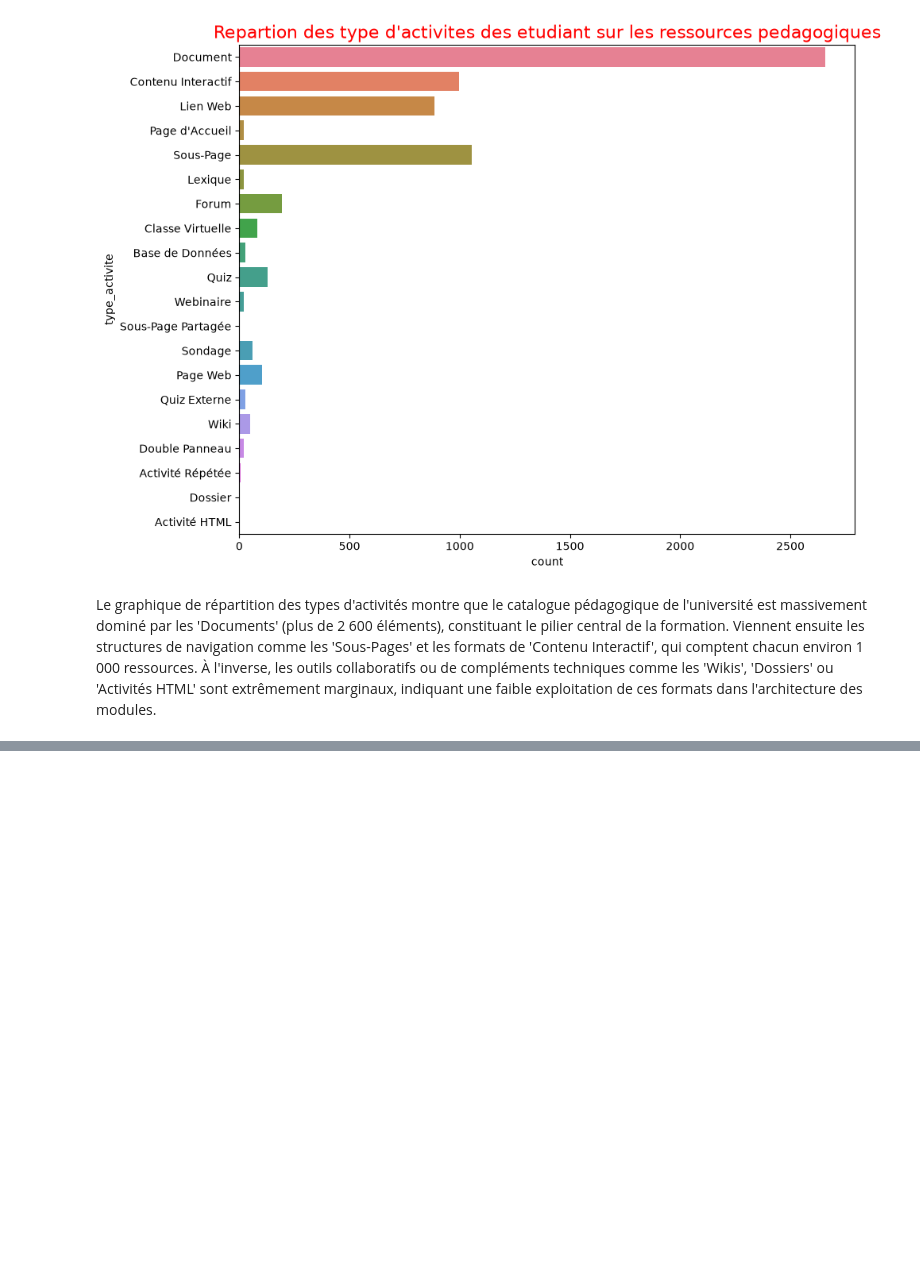
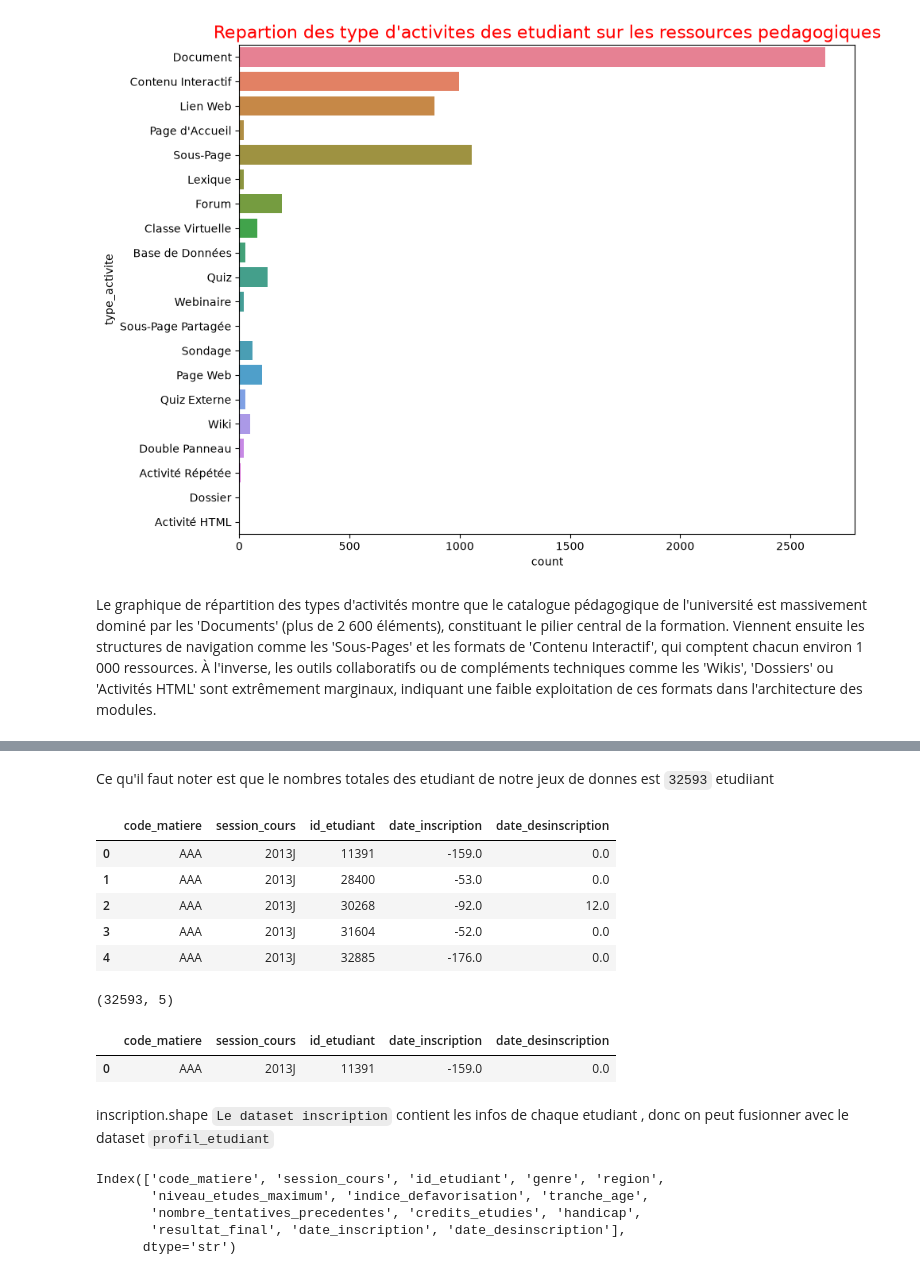
Before and after one commit to SAKPANI/Student-Success-Analytics, a Jupyter notebook: Student-Success-Analytics.ipynb, the cells around one changed output, grey strips where cells are left out. Saved outputs shown, nothing was run; the diff lists cells and outputs as text; code cells hidden in the pictures; blank space fills up the shorter version.

```diff
--- a/Student-Success-Analytics.ipynb
+++ b/Student-Success-Analytics.ipynb
@@ -938,0 +1002,22 @@ Le graphique de répartition des types d'activités montre que le catalogue péd
+# %% [markdown]
+Ce qu'il faut noter est que le nombres totales des etudiant de notre jeux de donnes est `32593` etudiiant
+# %%
+inscription.head()
+# %% [output]
+|  | code_matiere | session_cours | id_etudiant | date_inscription | date_desinscription |
+| 0 | AAA | 2013J | 11391 | -159.0 | 0.0 |
+| 1 | AAA | 2013J | 28400 | -53.0 | 0.0 |
+| 2 | AAA | 2013J | 30268 | -92.0 | 12.0 |
+| 3 | AAA | 2013J | 31604 | -52.0 | 0.0 |
+| 4 | AAA | 2013J | 32885 | -176.0 | 0.0 |
+# %%
+inscription.shape
+# %% [output]
+(32593, 5)
+# %%
+inscription.loc[inscription["id_etudiant"] == 11391, :] #verification de l'uniciter d'id d'un etudiant
+# %% [output]
+|  | code_matiere | session_cours | id_etudiant | date_inscription | date_desinscription |
+| 0 | AAA | 2013J | 11391 | -159.0 | 0.0 |
+# %% [markdown]
+inscription.shape  `Le dataset inscription` contient les infos de chaque etudiant , donc on peut fusionner avec le dataset `profil_etudiant`
@@ -938,0 +1031,8 @@ Le graphique de répartition des types d'activités montre que le catalogue péd
+# %%
+data_profil.columns
+# %% [output]
+Index(['code_matiere', 'session_cours', 'id_etudiant', 'genre', 'region',
+       'niveau_etudes_maximum', 'indice_defavorisation', 'tranche_age',
+       'nombre_tentatives_precedentes', 'credits_etudies', 'handicap',
+       'resultat_final', 'date_inscription', 'date_desinscription'],
+      dtype='str')
```
Also changed, not shown: parts of 22 cells of this notebook.
